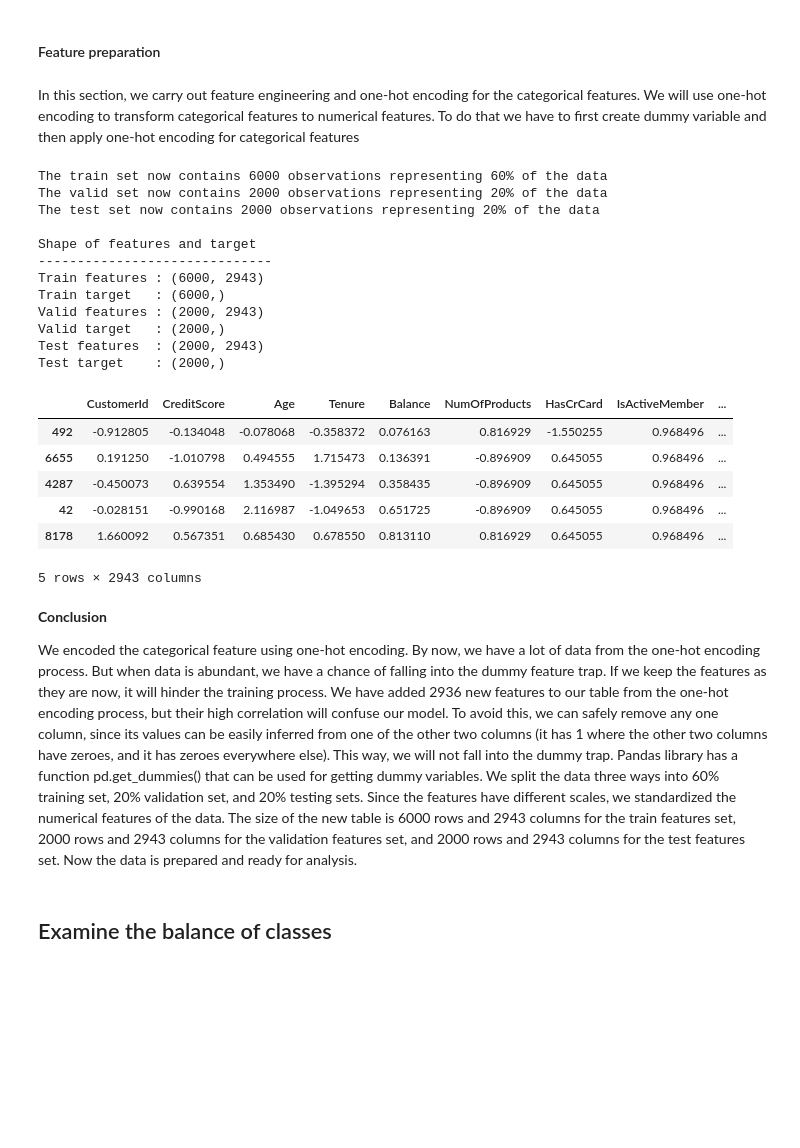
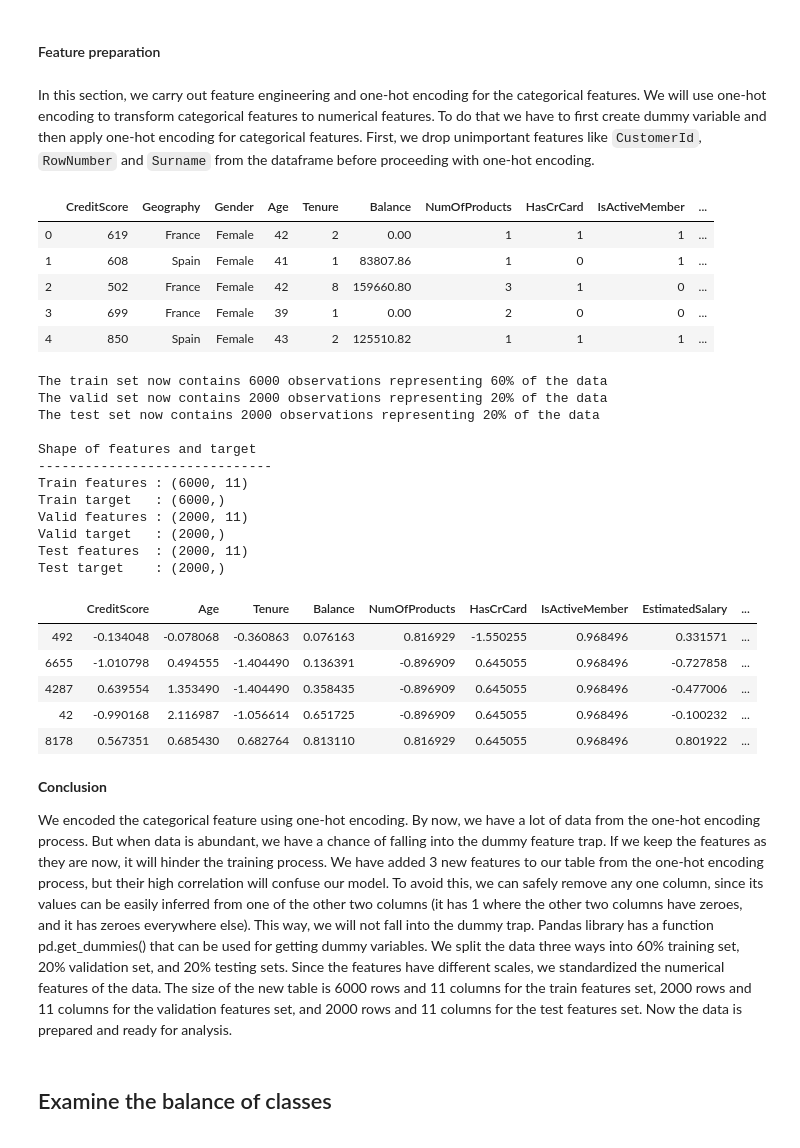
Before and after one commit to chuksoo/customer_churn_predictML, a Jupyter notebook: customer_churn_predictML.ipynb, the cells around one changed output. Saved outputs shown, nothing was run; the diff lists cells and outputs as text; code cells hidden in the pictures; blank space fills up the shorter version.

```diff
--- a/customer_churn_predictML.ipynb
+++ b/customer_churn_predictML.ipynb
@@ -320,14 +327,25 @@ Now we don't have any missing values and we have changed the datatype in the dat
 # %% [markdown]
 #### Feature preparation
 # %% [markdown]
-In this section, we carry out feature engineering and one-hot encoding for the categorical features. We will use one-hot encoding to transform categorical features to numerical features. To do that we have to first create dummy variable and then apply one-hot encoding for categorical features
+In this section, we carry out feature engineering and one-hot encoding for the categorical features. We will use one-hot encoding to transform categorical features to numerical features. To do that we have to first create dummy variable and then apply one-hot encoding for categorical features. First, we drop unimportant features like `CustomerId`, `RowNumber` and `Surname` from the dataframe before proceeding with one-hot encoding.
+# %%
+# drop unimportant features
+df = df.drop(['CustomerId', 'RowNumber', 'Surname'], axis=1)
+df.head()
+# %% [output]
+|  | CreditScore | Geography | Gender | Age | Tenure | Balance | NumOfProducts | HasCrCard | IsActiveMember | ... |
+| 0 | 619 | France | Female | 42 | 2 | 0.00 | 1 | 1 | 1 | ... |
+| 1 | 608 | Spain | Female | 41 | 1 | 83807.86 | 1 | 0 | 1 | ... |
+| 2 | 502 | France | Female | 42 | 8 | 159660.80 | 3 | 1 | 0 | ... |
+| 3 | 699 | France | Female | 39 | 1 | 0.00 | 2 | 0 | 0 | ... |
+| 4 | 850 | Spain | Female | 43 | 2 | 125510.82 | 1 | 1 | 1 | ... |
 # %%
 # one-hot encoding of categorical features
 df_ohe = pd.get_dummies(df, drop_first=True)
 
 # declare variables for features and target
 target = df_ohe['Exited']
-features = df_ohe.drop(['RowNumber', 'Exited'], axis=1)
+features = df_ohe.drop(['Exited'], axis=1)
 
 # split data into training and testing
 features_train, features_test, target_train, target_test = train_test_split(
@@ -345,51 +363,50 @@ print('The test set now contains {}'.format(features_test.shape[0]) + ' observat
 print()
 
 # numeric features in dataset
-numeric = ['CustomerId', 'CreditScore', 'Age', 'Tenure', 'Balance', 'NumOfProducts',
+numeric = ['CreditScore', 'Age', 'Tenure', 'Balance', 'NumOfProducts',
            'HasCrCard', 'IsActiveMember', 'EstimatedSalary']
 
 # features scaling
 scaler = StandardScaler()
 scaler.fit(features_train[numeric])
 # transform the training set and the validation set using transform()
 features_train[numeric] = scaler.transform(features_train[numeric])
 features_valid[numeric]  = scaler.transform(features_valid[numeric])
 features_test[numeric]  = scaler.transform(features_valid[numeric])
 
 print("\033[1m" + 'Shape of features and target' + "\033[0m")
 print('-'*30)
 print('Train features :', features_train.shape)
 print('Train target   :',target_train.shape)
 print('Valid features :',features_valid.shape)
 print('Valid target   :',target_valid.shape)
 print('Test features  :',features_test.shape)
 print('Test target    :',target_test.shape)
 print()
 display(features_train.head())
 # %% [output]
 The train set now contains 6000 observations representing 60% of the data
 The valid set now contains 2000 observations representing 20% of the data
 The test set now contains 2000 observations representing 20% of the data
 
 Shape of features and target
 ------------------------------
-Train features : (6000, 2943)
+Train features : (6000, 11)
 Train target   : (6000,)
-Valid features : (2000, 2943)
+Valid features : (2000, 11)
 Valid target   : (2000,)
-Test features  : (2000, 2943)
+Test features  : (2000, 11)
 Test target    : (2000,)
-|  | CustomerId | CreditScore | Age | Tenure | Balance | NumOfProducts | HasCrCard | IsActiveMember | ... |
-| 492 | -0.912805 | -0.134048 | -0.078068 | -0.358372 | 0.076163 | 0.816929 | -1.550255 | 0.968496 | ... |
-| 6655 | 0.191250 | -1.010798 | 0.494555 | 1.715473 | 0.136391 | -0.896909 | 0.645055 | 0.968496 | ... |
-| 4287 | -0.450073 | 0.639554 | 1.353490 | -1.395294 | 0.358435 | -0.896909 | 0.645055 | 0.968496 | ... |
-| 42 | -0.028151 | -0.990168 | 2.116987 | -1.049653 | 0.651725 | -0.896909 | 0.645055 | 0.968496 | ... |
-| 8178 | 1.660092 | 0.567351 | 0.685430 | 0.678550 | 0.813110 | 0.816929 | 0.645055 | 0.968496 | ... |
+|  | CreditScore | Age | Tenure | Balance | NumOfProducts | HasCrCard | IsActiveMember | EstimatedSalary | ... |
+| 492 | -0.134048 | -0.078068 | -0.360863 | 0.076163 | 0.816929 | -1.550255 | 0.968496 | 0.331571 | ... |
+| 6655 | -1.010798 | 0.494555 | -1.404490 | 0.136391 | -0.896909 | 0.645055 | 0.968496 | -0.727858 | ... |
+| 4287 | 0.639554 | 1.353490 | -1.404490 | 0.358435 | -0.896909 | 0.645055 | 0.968496 | -0.477006 | ... |
+| 42 | -0.990168 | 2.116987 | -1.056614 | 0.651725 | -0.896909 | 0.645055 | 0.968496 | -0.100232 | ... |
+| 8178 | 0.567351 | 0.685430 | 0.682764 | 0.813110 | 0.816929 | 0.645055 | 0.968496 | 0.801922 | ... |
-5 rows × 2943 columns
 # %% [markdown]
 **Conclusion**
 
-We encoded the categorical feature using one-hot encoding. By now, we have a lot of data from the one-hot encoding process. But when data is abundant, we have a chance of falling into the dummy feature trap. If we keep the features as they are now, it will hinder the training process. We have added 2936 new features to our table from the one-hot encoding process, but their high correlation will confuse our model. To avoid this, we can safely remove any one column, since its values can be easily inferred from one of the other two columns (it has 1 where the other two columns have zeroes, and it has zeroes everywhere else). This way, we will not fall into the dummy trap. Pandas library has a function pd.get_dummies() that can be used for getting dummy variables. We split the data three ways into 60% training set, 20% validation set, and 20% testing sets. Since the features have different scales, we standardized the numerical features of the data. The size of the new table is 6000 rows and 2943 columns for the train features set, 2000 rows and 2943 columns for the validation features set, and 2000 rows and 2943 columns for the test features set. Now the data is prepared and ready for analysis.
+We encoded the categorical feature using one-hot encoding. By now, we have a lot of data from the one-hot encoding process. But when data is abundant, we have a chance of falling into the dummy feature trap. If we keep the features as they are now, it will hinder the training process. We have added 3 new features to our table from the one-hot encoding process, but their high correlation will confuse our model. To avoid this, we can safely remove any one column, since its values can be easily inferred from one of the other two columns (it has 1 where the other two columns have zeroes, and it has zeroes everywhere else). This way, we will not fall into the dummy trap. Pandas library has a function pd.get_dummies() that can be used for getting dummy variables. We split the data three ways into 60% training set, 20% validation set, and 20% testing sets. Since the features have different scales, we standardized the numerical features of the data. The size of the new table is 6000 rows and 11 columns for the train features set, 2000 rows and 11 columns for the validation features set, and 2000 rows and 11 columns for the test features set. Now the data is prepared and ready for analysis.
 # %% [markdown]
 <div id="class_balance">
     <h2>Examine the balance of classes</h2>
```
Also changed, not shown: parts of 48 cells of this notebook.
